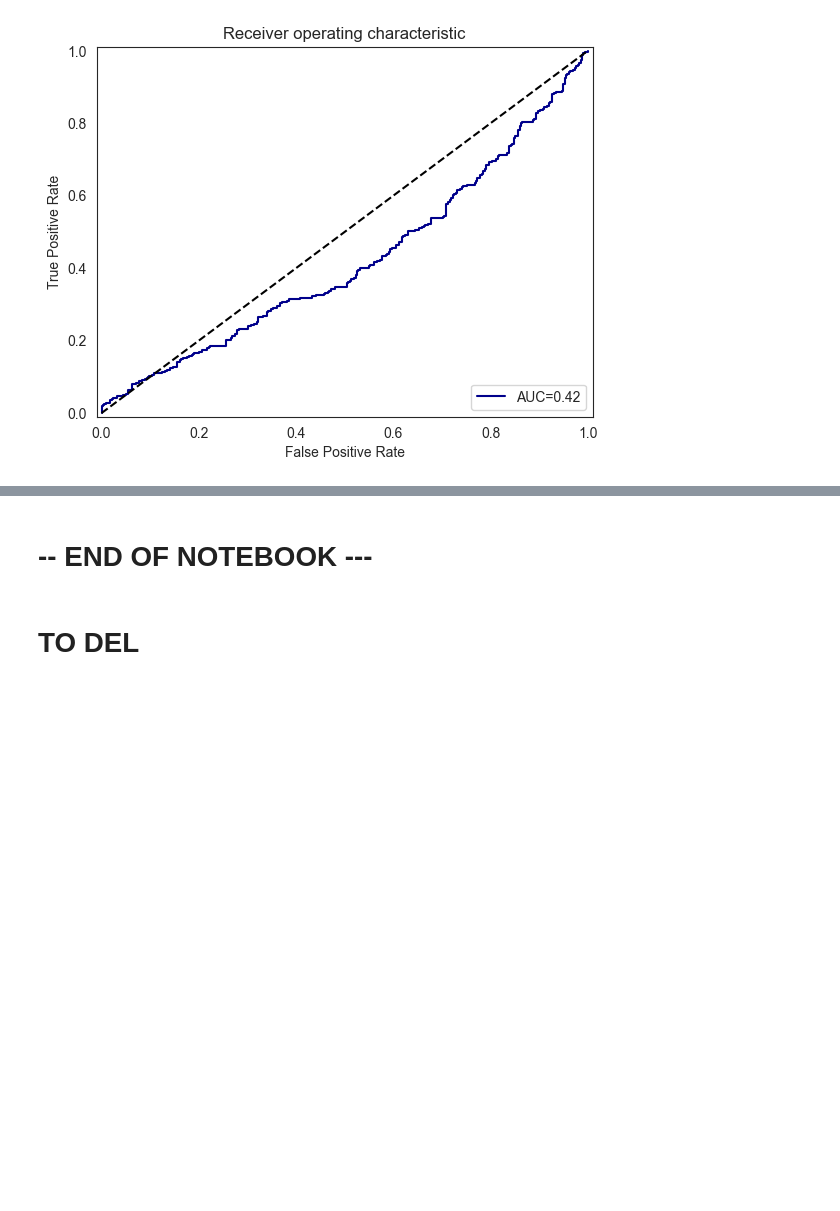
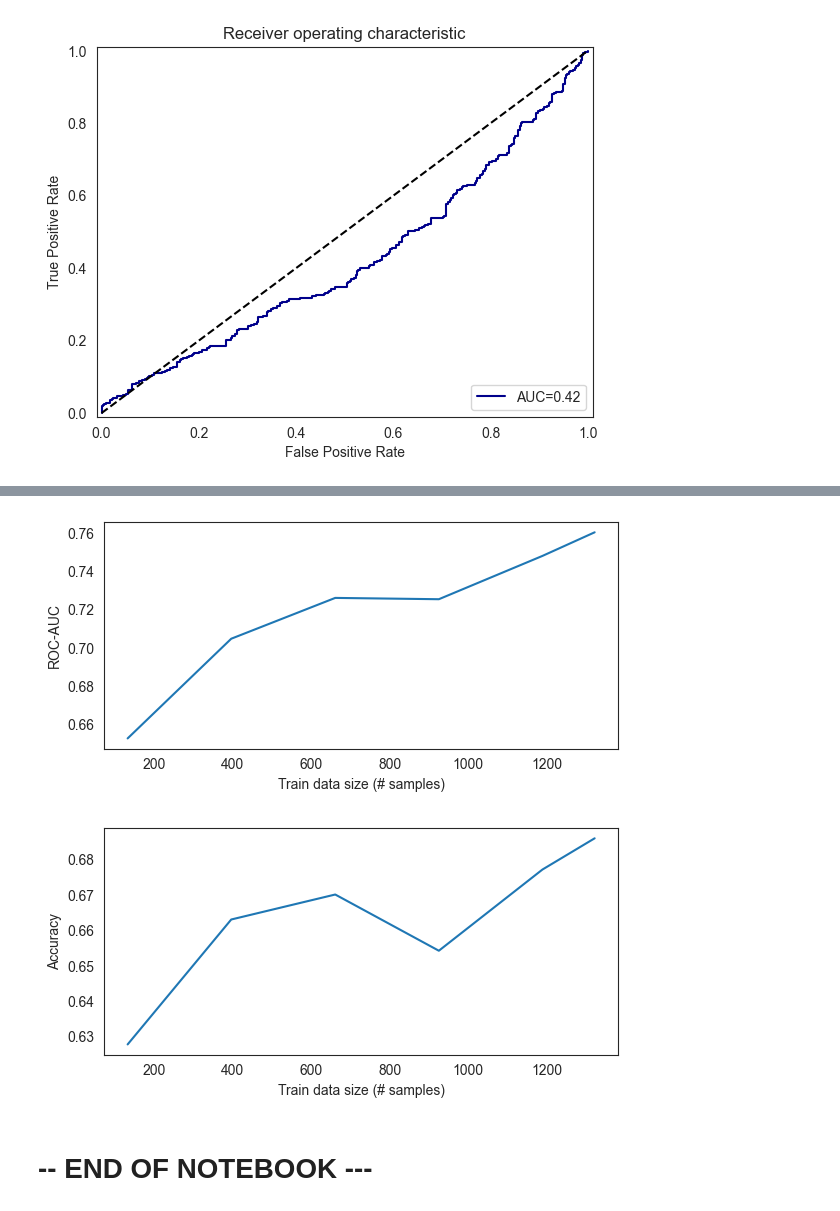
Before and after one commit to erankotler/dinamo, a Jupyter notebook: 20231013_microscope_dev.ipynb, the cells around one changed output, grey strips where cells are left out. Cells and saved outputs as stored; diff of their text form; code cells hidden in the pictures; blank space fills up the shorter version.

```diff
--- a/20231013_microscope_dev.ipynb
+++ b/20231013_microscope_dev.ipynb
@@ -298,0 +317,13 @@ plot_performance_vs_data_size(train_sizes, acc_scores, score_name="Accuracy")
+# %%
+auc_scores, acc_scores, train_sizes = {}, {}, {}
+
+for frac in list(train_dfs.keys()):
+    print("==== Starting Evaluating train set fraction of %.3f ===="%frac)
+    auc_scores[frac], acc_scores[frac], train_sizes[frac] = mc.train_score(
+        train_dfs[frac], df_test, train_ys[frac], y_test,
+        penalty = 'l2',
+        internalCV_folds = 5,
+        feat_selection="wilcox",
+        feat_selection_pval_thresh=0.1,
+        nan_policy="impute_by_median",
+        min_train_size=20)
@@ -299,4 +348,8 @@ plot_performance_vs_data_size(train_sizes, acc_scores, score_name="Accuracy")
+# %%
+plot_performance_vs_data_size(train_sizes, auc_scores, score_name="ROC-AUC")
+plot_performance_vs_data_size(train_sizes, acc_scores, score_name="Accuracy")
+# %% [output]
+[figure, added]
+[figure, added]
 # %% [markdown]
 # -- END OF NOTEBOOK ---
-# %% [markdown]
-# TO DEL
```
Also changed, not shown: parts of 29 cells of this notebook, 1 other file.
